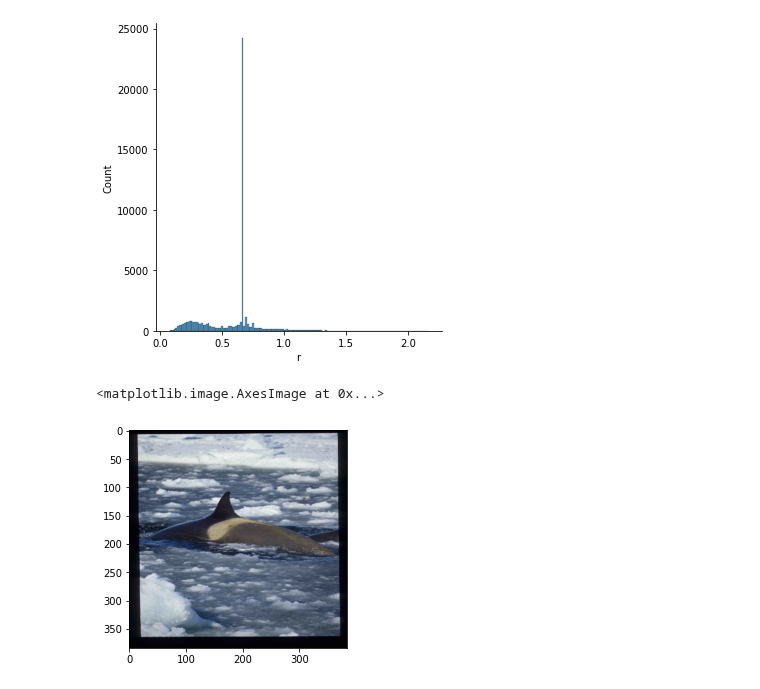
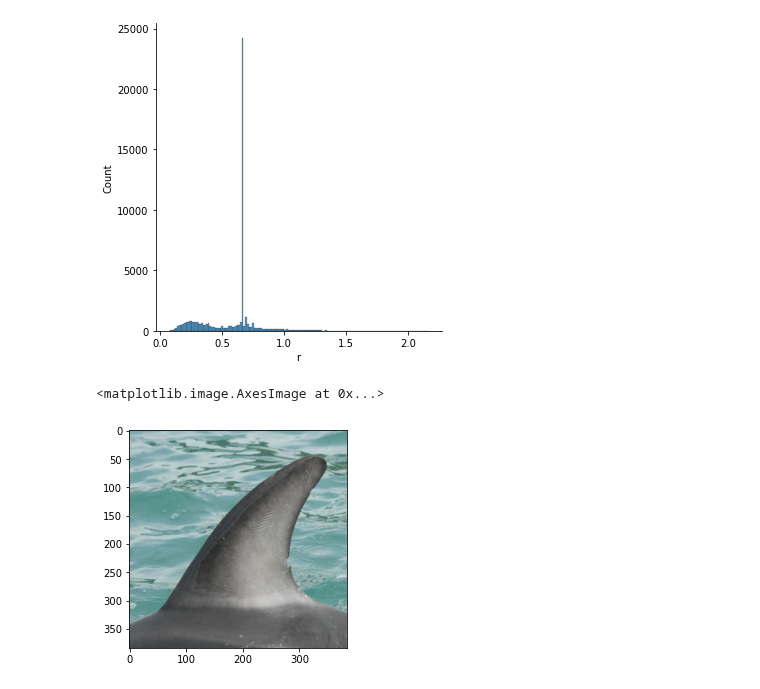
Before and after one commit to ptran1203/whale, a Jupyter notebook: eda.ipynb, the cells around one changed output. Saved outputs shown, nothing was run; the diff lists cells and outputs as text; code cells hidden in the pictures.

```diff
--- a/eda.ipynb
+++ b/eda.ipynb
@@ -65,7 +67,7 @@ _=sns.displot(x.r)
 # %% [output]
 [figure]
 # %%
-plt.imshow(cv2.imread(f'{img_dir}/f461e90a1a0909.jpg')[:, :, ::-1])
+plt.imshow(cv2.imread(f'{img_dir}/ffbe97e98dc414.jpg')[:, :, ::-1])
 # %% [output]
 <matplotlib.image.AxesImage at 0x...>
-[figure, old version]
+[figure, new version]
```
Also changed, not shown: parts of 4 cells of this notebook, 2 other files.
